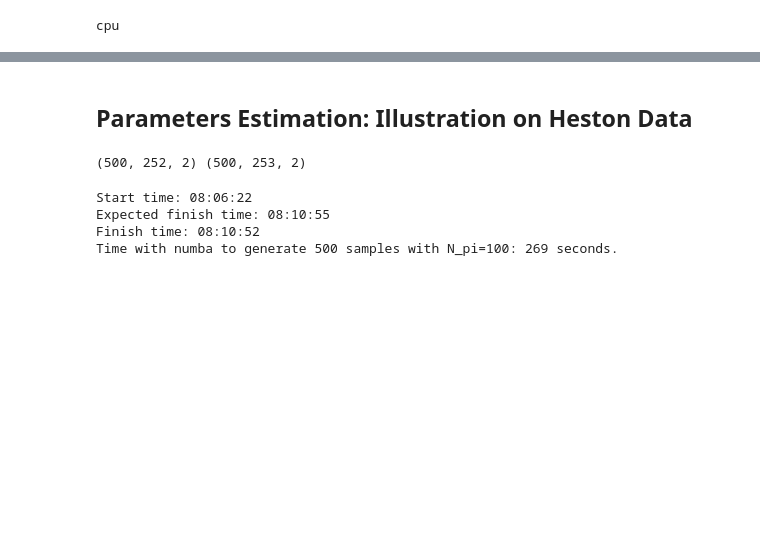
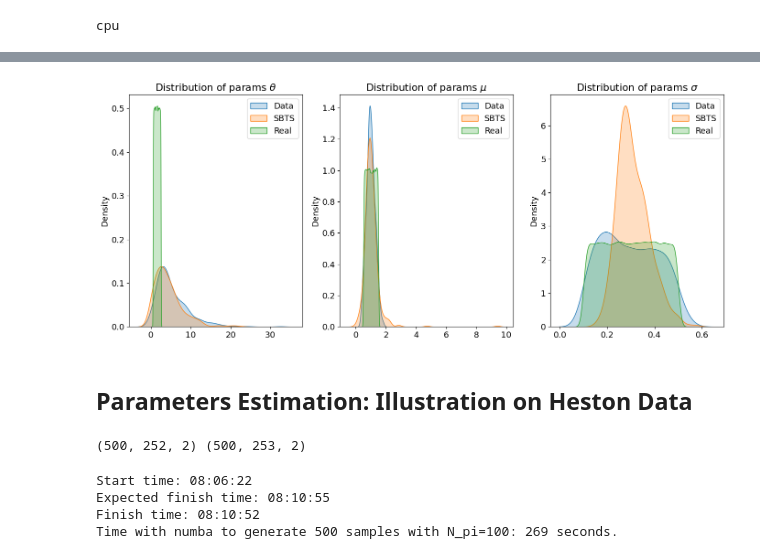
Before and after one commit to alexouadi/SBTS, a Jupyter notebook: experiments_demo.ipynb, the cells around one changed output, grey strips where cells are left out. Cells and saved outputs as stored; diff of their text form; code cells hidden in the pictures; blank space fills up the shorter version.

```diff
--- a/experiments_demo.ipynb
+++ b/experiments_demo.ipynb
@@ -23,3 +62,7 @@ cpu
+# %%
+plot_params_distrib_OU(X_ou, X_ou_sbts, dt=deltati)
+# %% [output]
+[figure, added]
 # %% [markdown]
 ## Parameters Estimation: Illustration on Heston Data
 # %%
```
Also changed, not shown: parts of 4 cells of this notebook.
